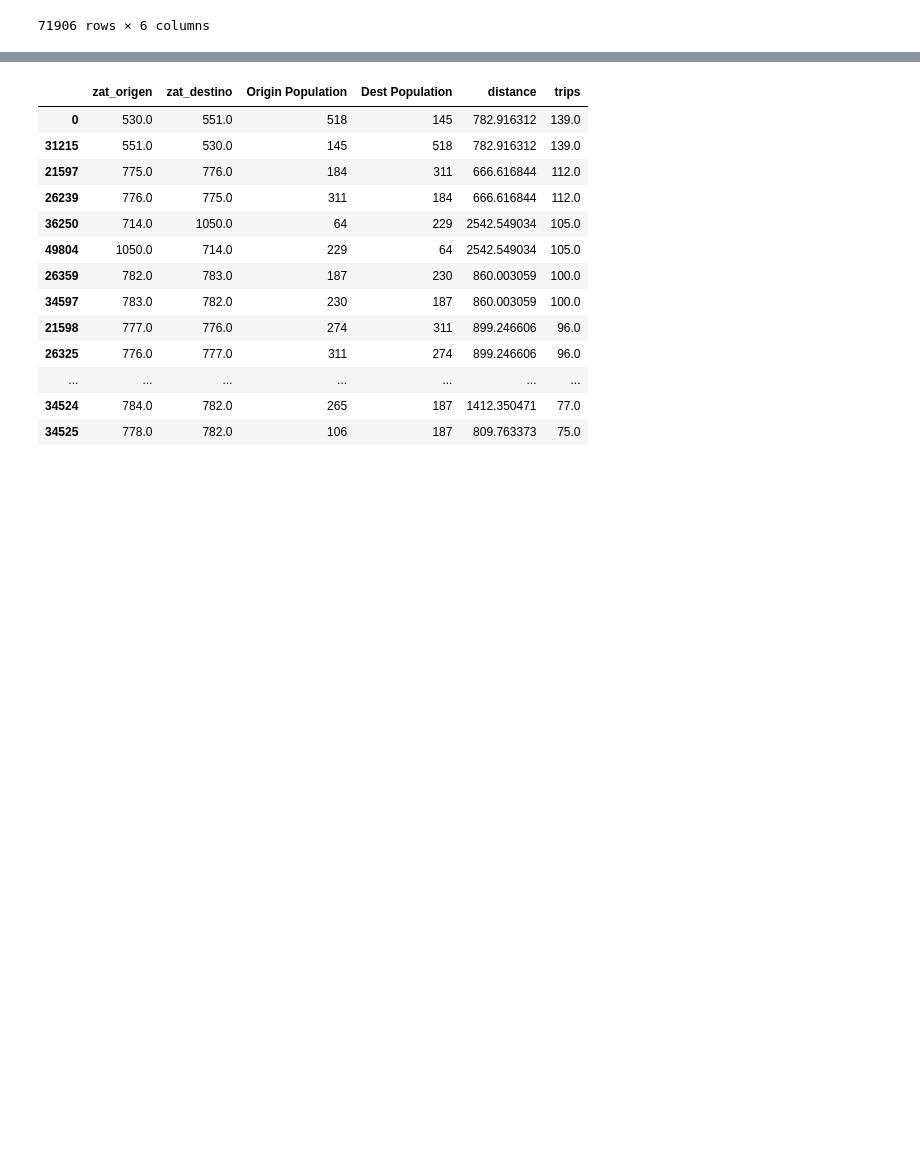
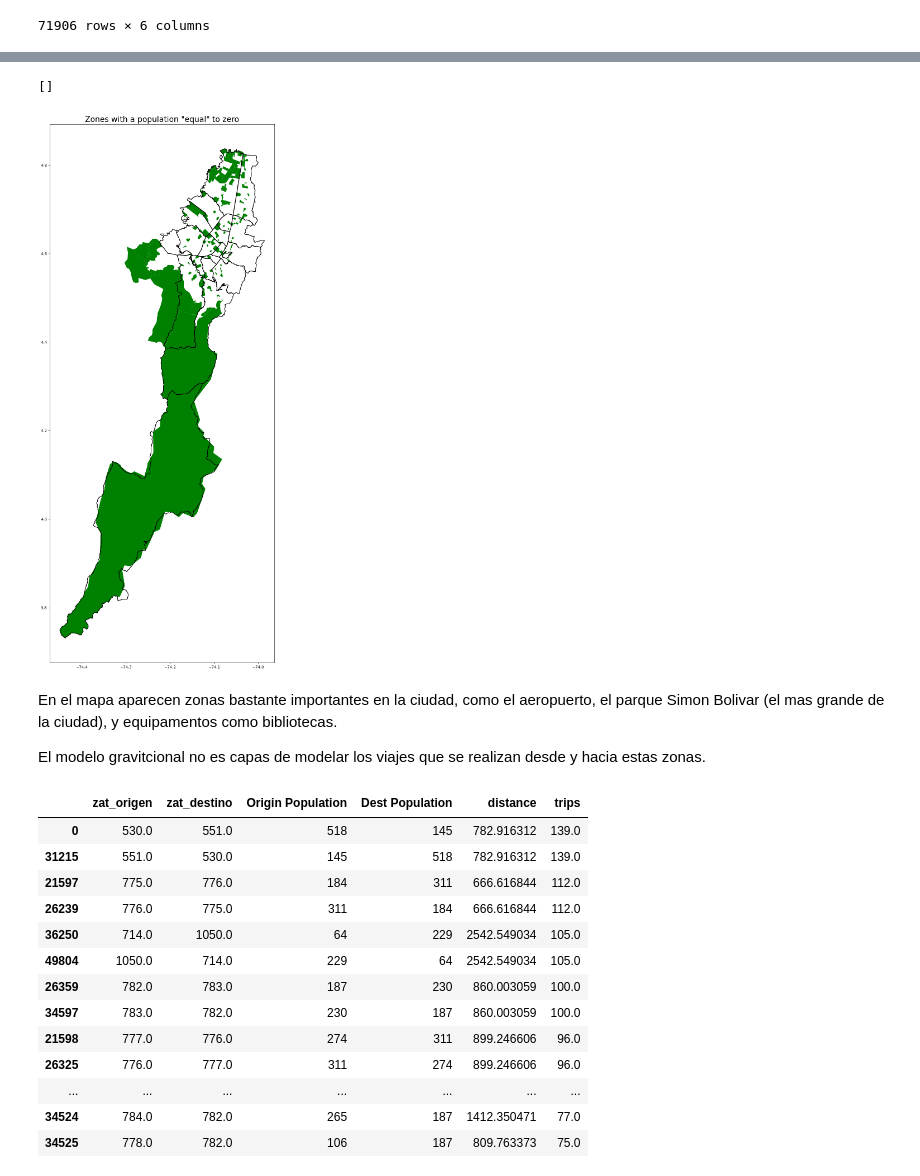
Before and after one commit to saramirezva/Mobility-Models-Bogot-, a Jupyter notebook: mobility_models.ipynb, the cells around one changed output, grey strips where cells are left out. Cells and saved outputs as stored; diff of their text form; code cells hidden in the pictures; blank space fills up the shorter version.

Commit message:
ZATs with null population

```diff
--- a/mobility_models.ipynb
+++ b/mobility_models.ipynb
@@ -103,5 +103,6 @@ num_dis_sim = (sim_num_trips.merge(zats_map[['ZAT', 'center']], left_on='zat_ori
                              .drop(columns='ZAT'))
 num_dis_sim = (num_dis_sim.merge(zats_map[['ZAT', 'center']], left_on='zat_destino', right_on='ZAT')
                              .rename(columns={'center': 'Destination_center'})
-                             .drop(columns='ZAT'))
-#num_dis_sim.sort_values(by='trips', ascending=False)
+                             .drop(columns='ZAT')
+                             .sort_values(by='trips', ascending=False))
+num_dis_sim
@@ -139 +163,18 @@ num_dis_sim
+# %%
+# Ploting the ZATs whit population equal to zero
+mask = zats_map['ZAT'].isin(list(set(num_dis_sim['zat_origen'].unique())-set(population.index)))
+pltn_zero = zats_map[mask]
+
+fig, ax = plt.subplots(1, 1, figsize=(25, 25))
+loc_map.boundary.plot(ax=ax, color='black')
+pltn_zero.plot(color='g', ax=ax)
+plt.title('Zones with a population "equal" to zero', fontsize = 20)
+plt.plot()
+# %% [output]
+[]
+[figure, added]
+# %% [markdown]
+En el mapa aparecen zonas bastante importantes en la ciudad, como el aeropuerto, el parque Simon Bolivar (el mas grande de la ciudad), y equipamentos como bibliotecas.
+
+El modelo gravitcional no es capas de modelar los viajes que se realizan desde y hacia estas zonas.
 # %%
```
Also changed, not shown: parts of 9 cells of this notebook.
